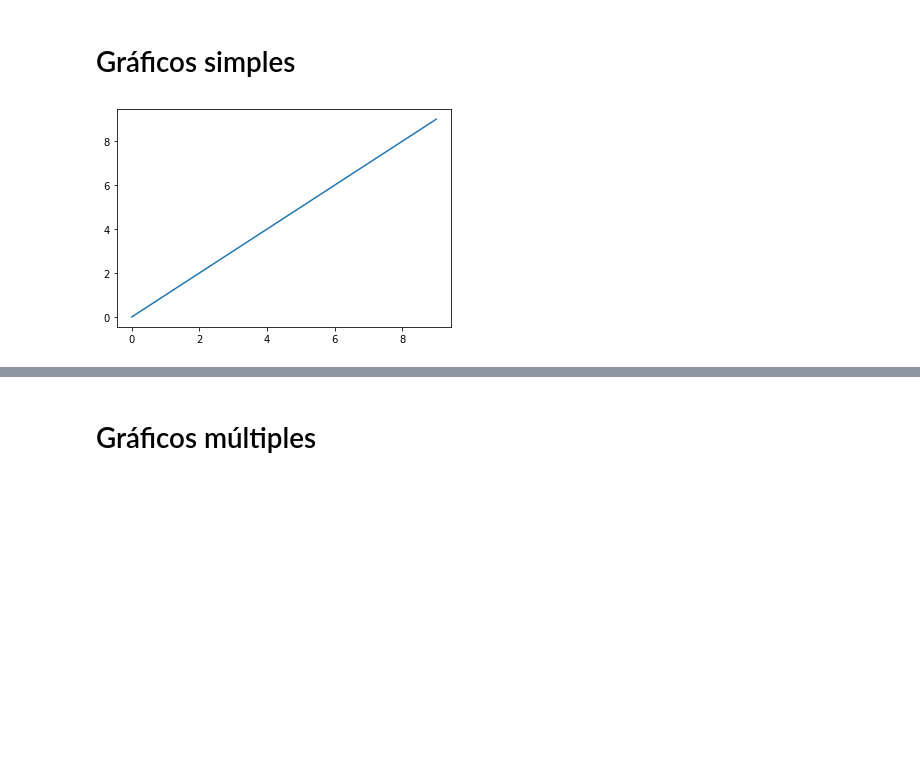
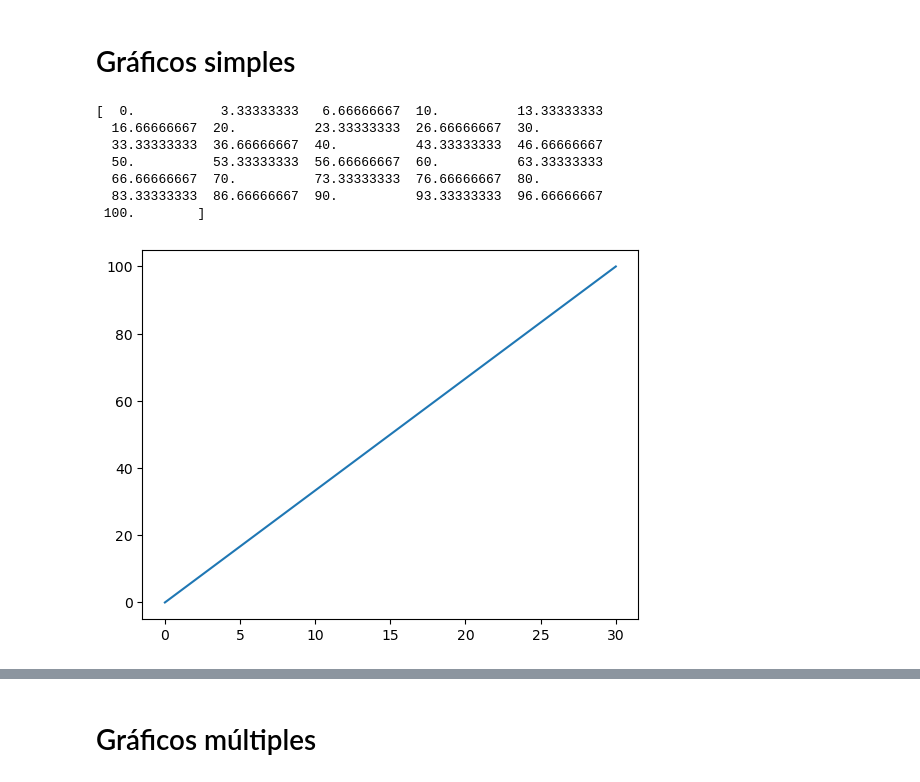
Before and after one commit to fleaman-udec/introduccion-python, a Jupyter notebook: IPCD-04-VisualizacionDatos.ipynb, the cells around one changed output, grey strips where cells are left out. Drawn from its saved outputs; the diff is of its cells as text; code cells hidden in the pictures; blank space fills up the shorter version.

```diff
--- a/IPCD-04-VisualizacionDatos.ipynb
+++ b/IPCD-04-VisualizacionDatos.ipynb
@@ -14,11 +14,19 @@
 # %%
 import matplotlib.pyplot as plt
 import numpy as np
-a = np.arange(10)
+a = np.linspace(0, 100, 31)
+print(a)
 plt.plot(a)
 plt.show()
 # %% [output]
+[  0.           3.33333333   6.66666667  10.          13.33333333
+  16.66666667  20.          23.33333333  26.66666667  30.
+  33.33333333  36.66666667  40.          43.33333333  46.66666667
+  50.          53.33333333  56.66666667  60.          63.33333333
+  66.66666667  70.          73.33333333  76.66666667  80.
+  83.33333333  86.66666667  90.          93.33333333  96.66666667
+ 100.        ]
-[figure, old version]
+[figure, new version]
 # %%
 x = np.arange(100)*0.01
 fun = np.cos(2*np.pi*x)
```
Also changed, not shown: parts of 16 cells of this notebook, 3 other files.
